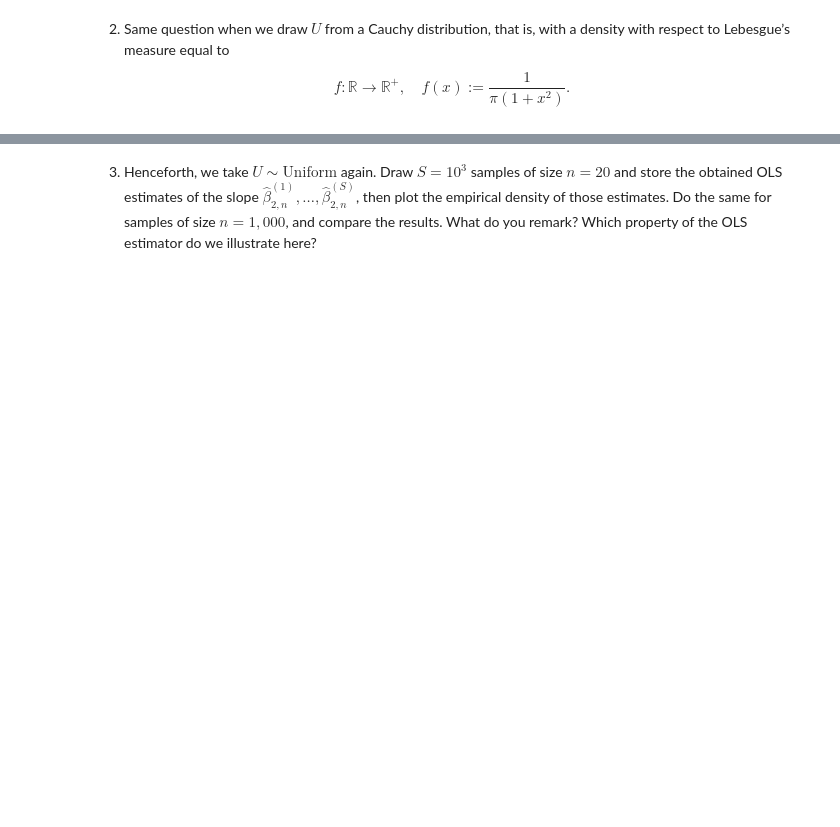
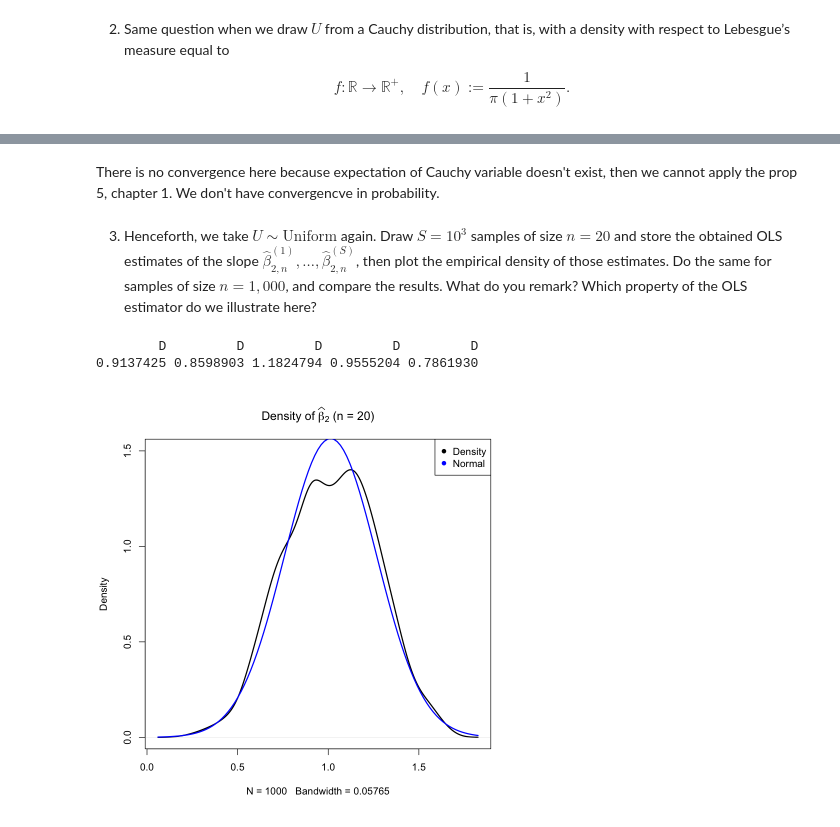
Before and after one commit to ElouanBahri/ENSAE_econometrics_2A, a Jupyter notebook: src/TD3/TD3_students.ipynb, the cells around one changed output, grey strips where cells are left out. Saved outputs shown, nothing was run; the diff lists cells and outputs as text; code cells hidden in the pictures; blank space fills up the shorter version.

```diff
--- a/src/TD3/TD3_students.ipynb
+++ b/src/TD3/TD3_students.ipynb
@@ -72,3 +74,17 @@ D           1.0000378 0.002574305 388.4690        0
 $$
 f: \mathbb{R} \rightarrow \mathbb{R}^+, \quad f(x) := \frac{1}{\pi(1+x^2)}.
 $$
+# %%
+for (n in c(20,100,10^3,10^5))
+{
+  cat("Sample size : ", n, "\n")
+  #1. We generate a random sample
+  D=rnorm(n)  # We draw D from a standard normal distribution
+  U=rcauchy(n) # We draw U from a Cauchy distribution
+  Y=1+D+(1+D)*U
+
+  #2. We estimate the model and print results
+  model=lm(Y~D)
+  print(coef(summary(model)))
+  cat("\n")
+}
@@ -75,2 +111,37 @@ $$
+# %% [markdown]
+There is no convergence here because expectation of Cauchy variable doesn't exist, then we cannot apply the prop 5, chapter 1. We don't have convergencve in probability.
 # %% [markdown]
 3. Henceforth, we take $ U \sim \text{Uniform} $ again. Draw $ S = 10^3 $ samples of size $ n = 20 $ and store the obtained OLS estimates of the slope $ \hat{\beta}_{2,n}^{(1)}, \ldots, \hat{\beta}_{2,n}^{(S)} $, then plot the empirical density of those estimates. Do the same for samples of size $ n = 1,000 $, and compare the results. What do you remark? Which property of the OLS estimator do we illustrate here?
+# %%
+My_Simul <- function(n)
+{
+  D=rnorm(n)
+  U=runif(n, min=-1, max=1)
+  Y=1+D+(1+D)*U
+  model=lm(Y~D)
+
+  #Coefficients associated with D
+  beta_2=coef(model)["D"]
+
+  return(beta_2)
+}
+# %%
+simul_20=replicate(1000, My_Simul(20))
+simul_20[c(1:5)]
+
+#We run this function for n=1000, 1000 times
+simul_1000=replicate(1000, My_Simul(1000))
+# %% [output]
+        D         D         D         D         D
+0.9137425 0.8598903 1.1824794 0.9555204 0.7861930
+# %%
+#We plot the densities
+Title_beta2=quote(paste("Density of ", widehat(beta)[2]))
+par(xpd=F)
+# %%
+#n=20
+plot(density(simul_20), main=substitute(title*N, list(title=Title_beta2, N=" (n = 20)")),ylim=c(0,max(density(simul_20)$y)+0.1) ,lwd=2)
+curve(dnorm(x, mean=mean(simul_20), sd=sd(simul_20)), col="blue", add=TRUE, lwd=2) #Comparison with normal distribution
+legend(x="topright", legend=c("Density","Normal"), col=c("black","blue"), pch=16)
+# %% [output]
+[figure, added]
```
Also changed, not shown: parts of 12 cells of this notebook.
